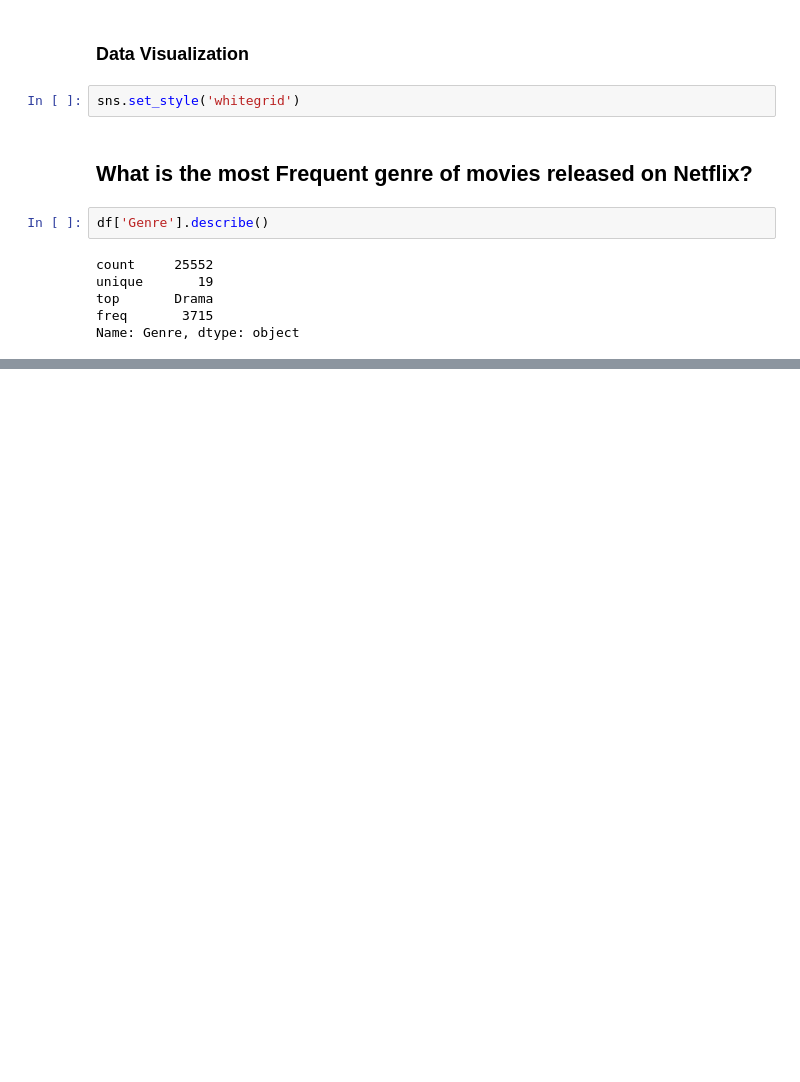
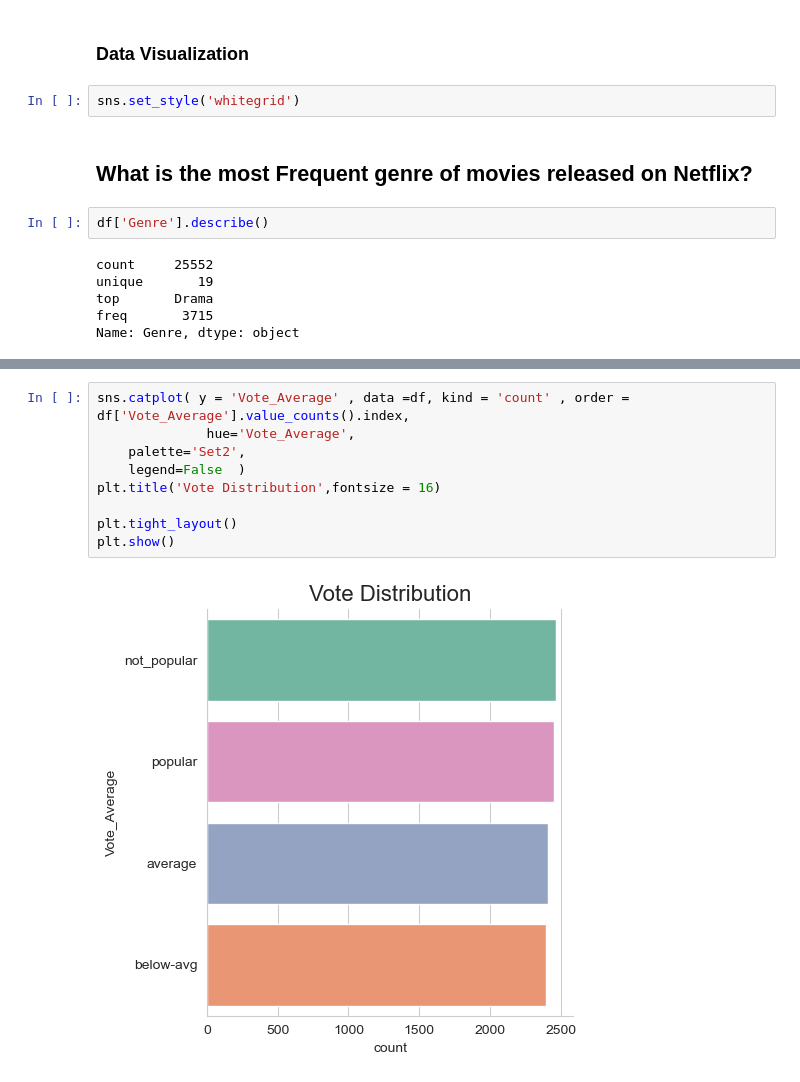
Before and after one commit to Chabbi-06/Netflix_Movie_Data_Analysis, a Jupyter notebook: Netflix_Movie_Data_Analysis.ipynb, the cells around one changed output, grey strips where cells are left out. Saved outputs shown, nothing was run; the diff lists cells and outputs as text; blank space fills up the shorter version.

```diff
--- a/Netflix_Movie_Data_Analysis.ipynb
+++ b/Netflix_Movie_Data_Analysis.ipynb
@@ -257,0 +257,11 @@ plt.show()
+# %%
+sns.catplot( y = 'Vote_Average' , data =df, kind = 'count' , order = df['Vote_Average'].value_counts().index,
+              hue='Vote_Average',
+    palette='Set2',
+    legend=False  )
+plt.title('Vote Distribution',fontsize = 16)
+
+plt.tight_layout()
+plt.show()
+# %% [output]
+[figure, added]
```
Also changed, not shown: parts of 9 cells of this notebook.
